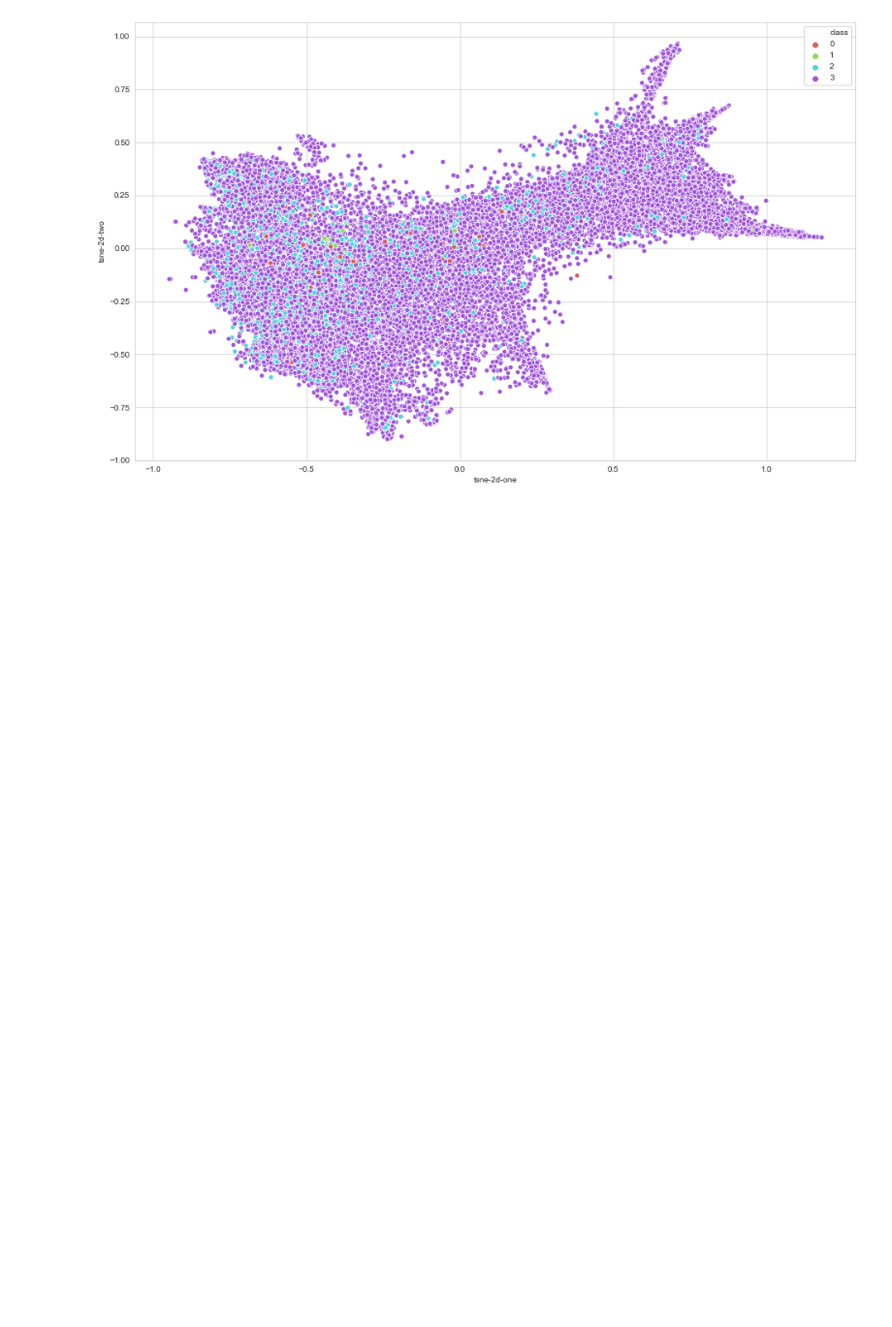
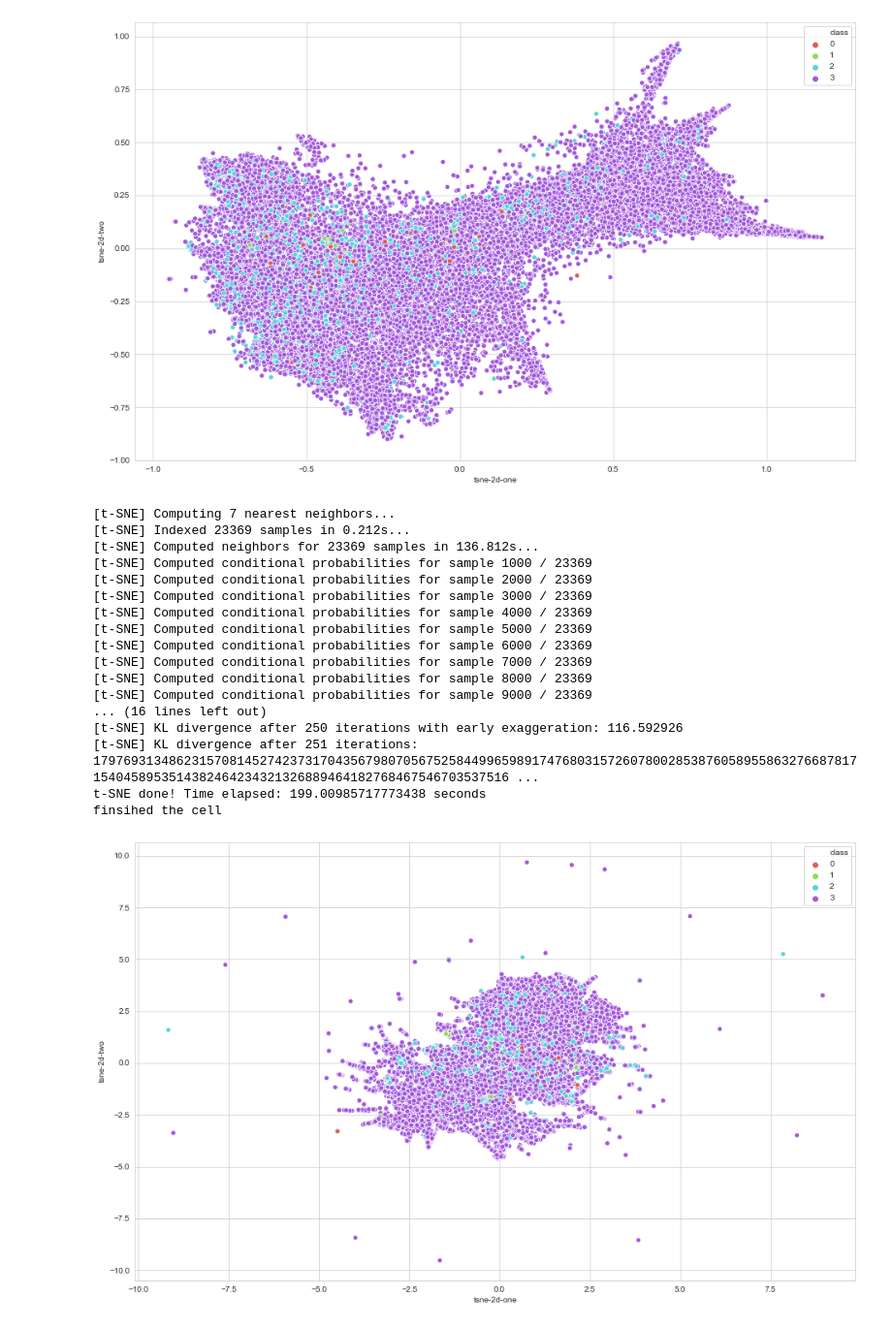
Before and after one commit to 9lash/spotting_gunshots, a Jupyter notebook: src/data_clustering.ipynb, the cells around one changed output. Shown at 97% size. Drawn from its saved outputs; the diff is of its cells as text; code cells hidden in the pictures; blank space fills up the shorter version.

```diff
--- a/src/data_clustering.ipynb
+++ b/src/data_clustering.ipynb
@@ -420,3 +420,41 @@ print('finsihed the cell')
 t-SNE done! Time elapsed: 214.89859914779663 seconds
 finsihed the cell
 [figure]
+# %%
+time_start = time.time()
+tsne = TSNE(n_components=2, verbose=1, perplexity=2, n_iter=250)
+tsne_results = tsne.fit_transform(audio_train)
+print('t-SNE done! Time elapsed: {} seconds'.format(time.time()-time_start))
+df_tsne = pd.DataFrame()
+df_tsne['tsne-2d-one'] = tsne_results[:,0]
+df_tsne['tsne-2d-two'] = tsne_results[:,1]
+df_tsne['class'] = labels_train
+plt.figure(figsize=(16,10))
+sns.scatterplot(
+    x="tsne-2d-one", y="tsne-2d-two",
+    hue="class",
+    palette=sns.color_palette("hls", 4),
+    data=df_tsne,
+    legend="full",
+#     alpha=0.3
+)
+print('finsihed the cell')
+# %% [output]
+[t-SNE] Computing 7 nearest neighbors...
+[t-SNE] Indexed 23369 samples in 0.212s...
+[t-SNE] Computed neighbors for 23369 samples in 136.812s...
+[t-SNE] Computed conditional probabilities for sample 1000 / 23369
+[t-SNE] Computed conditional probabilities for sample 2000 / 23369
+[t-SNE] Computed conditional probabilities for sample 3000 / 23369
+[t-SNE] Computed conditional probabilities for sample 4000 / 23369
+[t-SNE] Computed conditional probabilities for sample 5000 / 23369
+[t-SNE] Computed conditional probabilities for sample 6000 / 23369
+[t-SNE] Computed conditional probabilities for sample 7000 / 23369
+[t-SNE] Computed conditional probabilities for sample 8000 / 23369
+[t-SNE] Computed conditional probabilities for sample 9000 / 23369
+... (16 lines left out)
+[t-SNE] KL divergence after 250 iterations with early exaggeration: 116.592926
+[t-SNE] KL divergence after 251 iterations: 179769313486231570814527423731704356798070567525844996598917476803157260780028538760589558632766878171540458953514382464234321326889464182768467546703537516 ...
+t-SNE done! Time elapsed: 199.00985717773438 seconds
+finsihed the cell
+[figure, added]
```
Also changed, not shown: parts of 1 cell of this notebook, 1 other file.
